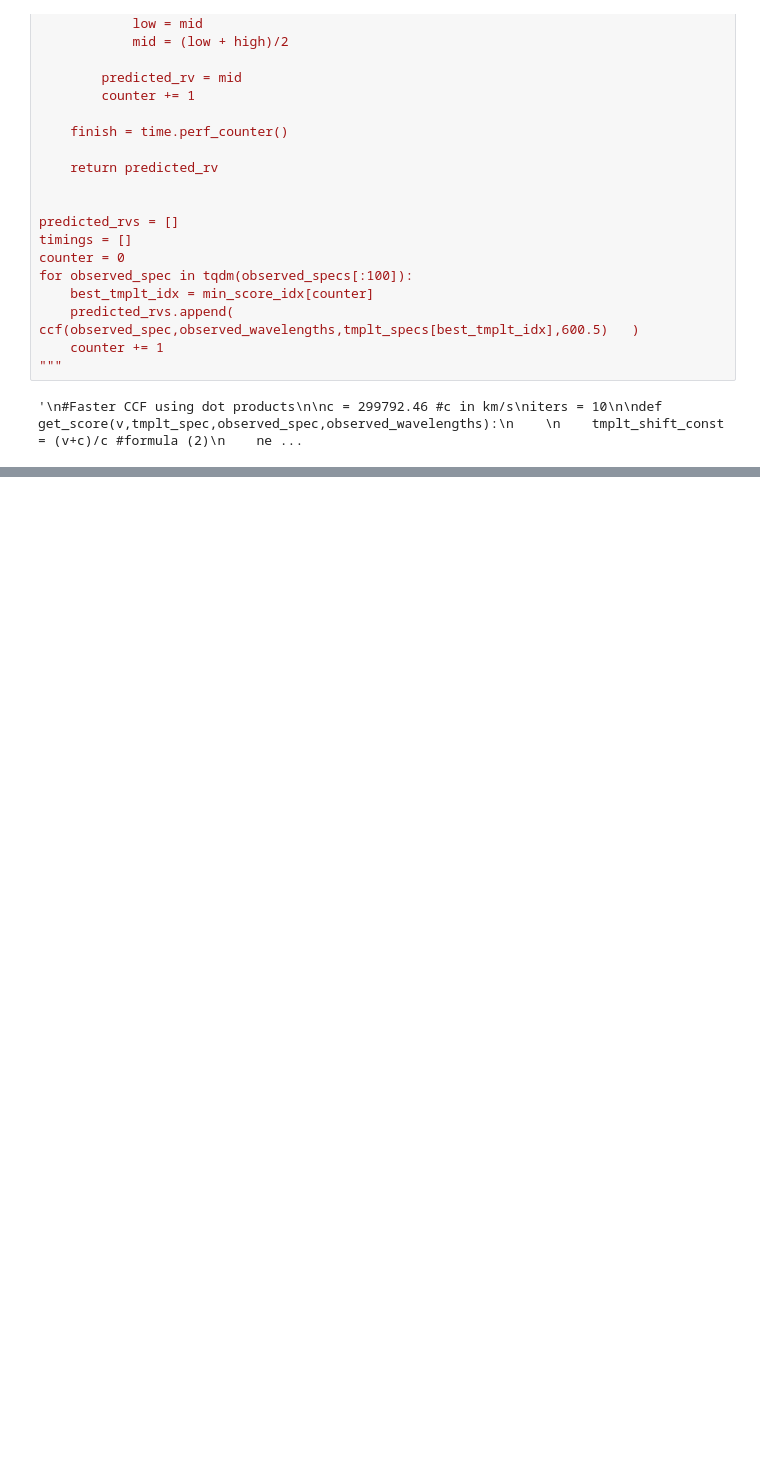
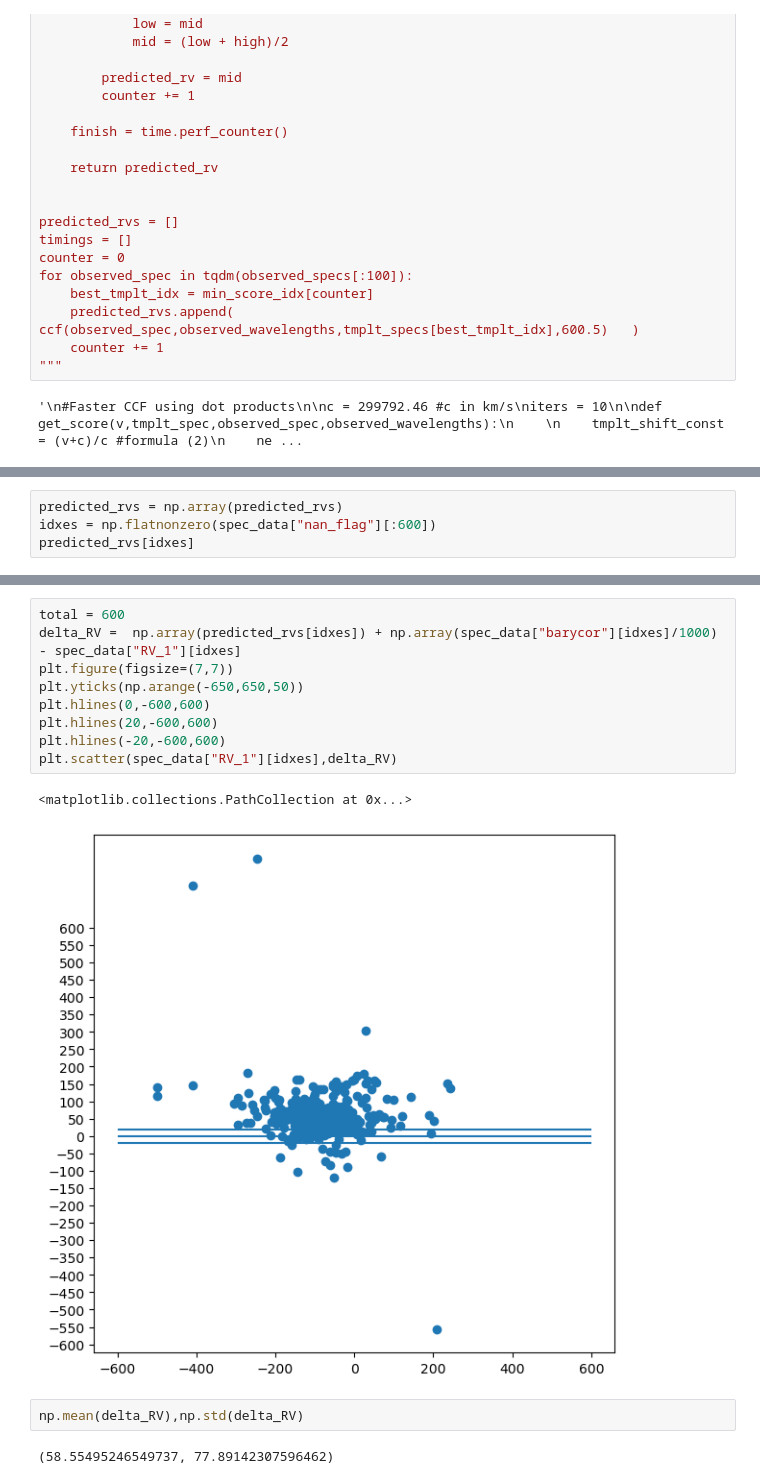
Before and after one commit to Galactic-Archaeology-Lab/het_cannon_projects, a Jupyter notebook: nachiket/tmplt_rv_correction.ipynb, the cells around one changed output, grey strips where cells are left out. Cells and saved outputs as stored; diff of their text form; blank space fills up the shorter version.

```diff
--- a/nachiket/tmplt_rv_correction.ipynb
+++ b/nachiket/tmplt_rv_correction.ipynb
@@ -348,0 +396,4 @@ delta_RV
+# %%
+predicted_rvs = np.array(predicted_rvs)
+idxes = np.flatnonzero(spec_data["nan_flag"][:600])
+predicted_rvs[idxes]
@@ -348,0 +418,16 @@ delta_RV
+# %%
+total = 600
+delta_RV =  np.array(predicted_rvs[idxes]) + np.array(spec_data["barycor"][idxes]/1000) - spec_data["RV_1"][idxes]
+plt.figure(figsize=(7,7))
+plt.yticks(np.arange(-650,650,50))
+plt.hlines(0,-600,600)
+plt.hlines(20,-600,600)
+plt.hlines(-20,-600,600)
+plt.scatter(spec_data["RV_1"][idxes],delta_RV)
+# %% [output]
+<matplotlib.collections.PathCollection at 0x...>
+[figure, added]
+# %%
+np.mean(delta_RV),np.std(delta_RV)
+# %% [output]
+(58.55495246549737, 77.89142307596462)
```
Also changed, not shown: parts of 20 cells of this notebook, 4 other files.
